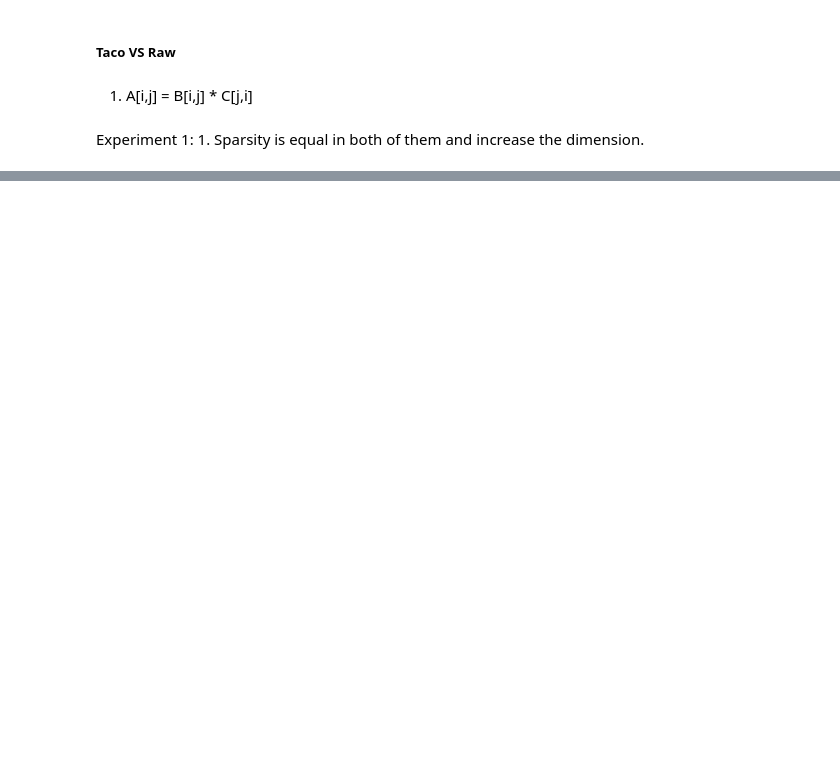
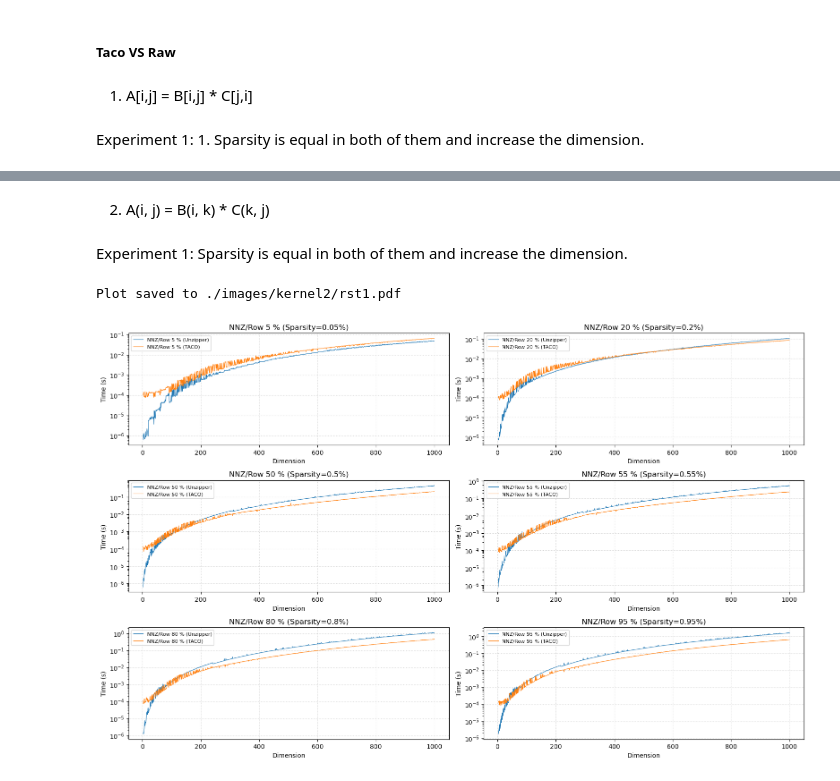
Before and after one commit to KabilanMA/phd-experiments, a Jupyter notebook: tensor-contraction/results/results.ipynb, the cells around one changed output, grey strips where cells are left out. Cells and saved outputs as stored; diff of their text form; code cells hidden in the pictures; blank space fills up the shorter version.

```diff
--- a/tensor-contraction/results/results.ipynb
+++ b/tensor-contraction/results/results.ipynb
@@ -101,0 +143,33 @@ plot_dimension_vs_time(
+# %% [markdown]
+2. A(i, j) = B(i, k) * C(k, j)
+# %% [markdown]
+Experiment 1:
+    Sparsity is equal in both of them and increase the dimension.
+# %%
+files = [
+    "./kernel2/results_5.csv",
+    "./kernel2/results_20.csv",
+    "./kernel2/results_50.csv",
+    "./kernel2/results_55.csv",
+    "./kernel2/results_80.csv",
+    "./kernel2/results_95.csv",
+]
+
+dfs = []
+exp_names = []
+for file in files:
+    dfs.append(load_csv(file))
+    parsity_label = file.split("results_")[-1].split(".csv")[0]
+    exp_names.append(f"NNZ/Row {parsity_label} %")
+
+
+
+plot_dimension_vs_time_grid(
+    dfs,
+    exp_names,
+    save_path="./images/kernel2/rst1.pdf",
+    logy=True
+)
+# %% [output]
+Plot saved to ./images/kernel2/rst1.pdf
+[figure, added]
```
Also changed, not shown: parts of 6 cells of this notebook, 31 other files.
